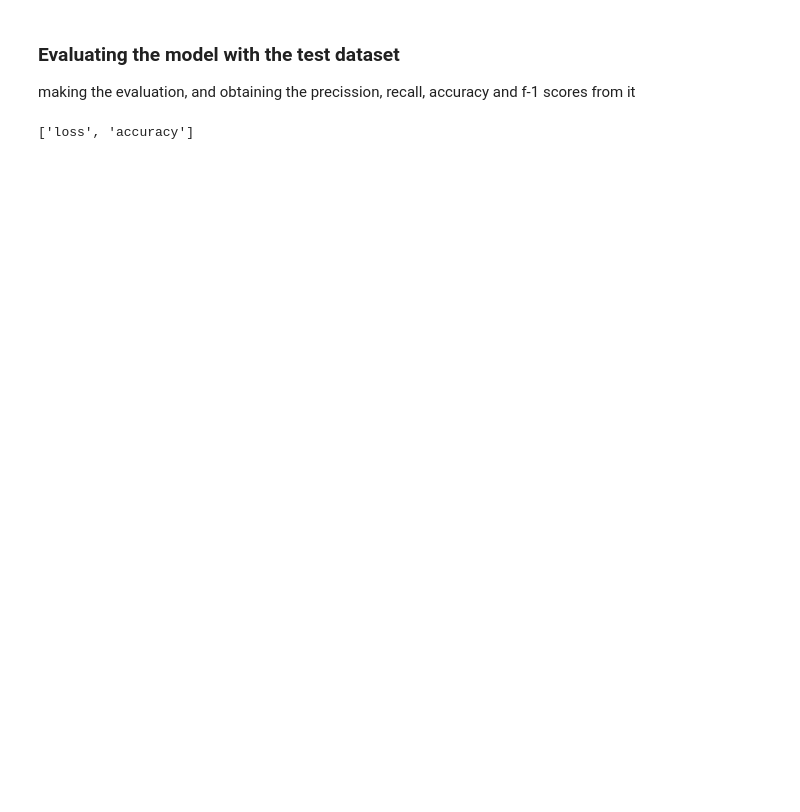
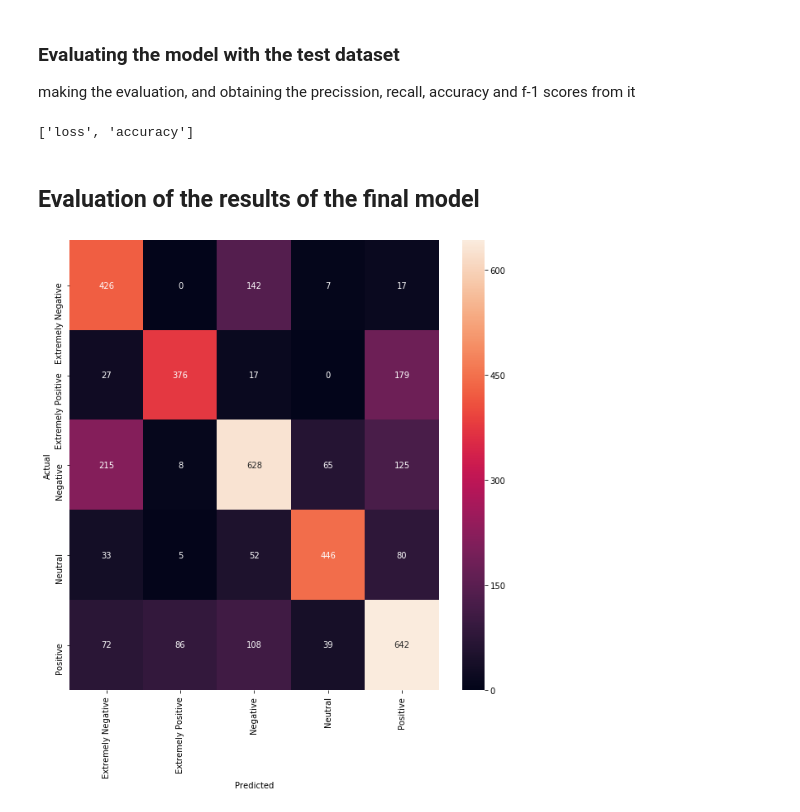
Before and after one commit to Joseantonio-96/Sentiment_Analysis, a Jupyter notebook: Code/LSTM_model.ipynb, the cells around one changed output. Drawn from its saved outputs; the diff is of its cells as text; code cells hidden in the pictures; blank space fills up the shorter version.

```diff
--- a/Code/LSTM_model.ipynb
+++ b/Code/LSTM_model.ipynb
@@ -399,3 +407,34 @@ making the evaluation, and obtaining the precission, recall, accuracy and f-1 sc
 model4.metrics_names
 # %% [output]
 ['loss', 'accuracy']
+# %% [markdown]
+## Evaluation of the results of the final model
+# %%
+test_pred = model4.predict(test_text_padded)
+test_pred = test_pred.round().astype(int)
+# %%
+labels = {'Extremely Negative': 0,
+          'Extremely Positive': 1,
+          'Negative': 2,
+          'Neutral': 3,
+          'Positive': 4}
+# %%
+# transforming the pred vectors to its label:
+test_pred_cat = np.zeros(test_pred.shape[0],)
+test_labels_cat = np.zeros(test_pred.shape[0],)
+for i in range(0,test_pred.shape[0],1):
+  test_pred_cat[i] = test_pred[i].argmax()
+  test_labels_cat[i] = test_labels[i].argmax()
+
+test_pred_cat = test_pred_cat.astype(int)
+test_labels_cat = test_labels_cat.astype(int)
+# %%
+conf_mat = confusion_matrix(test_labels_cat, test_pred_cat)
+fig, ax = plt.subplots(figsize=(10,10))
+sns.heatmap(conf_mat, annot=True, fmt='d',
+            xticklabels=labels.keys(), yticklabels=labels.keys())
+plt.ylabel('Actual')
+plt.xlabel('Predicted')
+plt.show()
+# %% [output]
+[figure, added]
```
Also changed, not shown: parts of 17 cells of this notebook.
